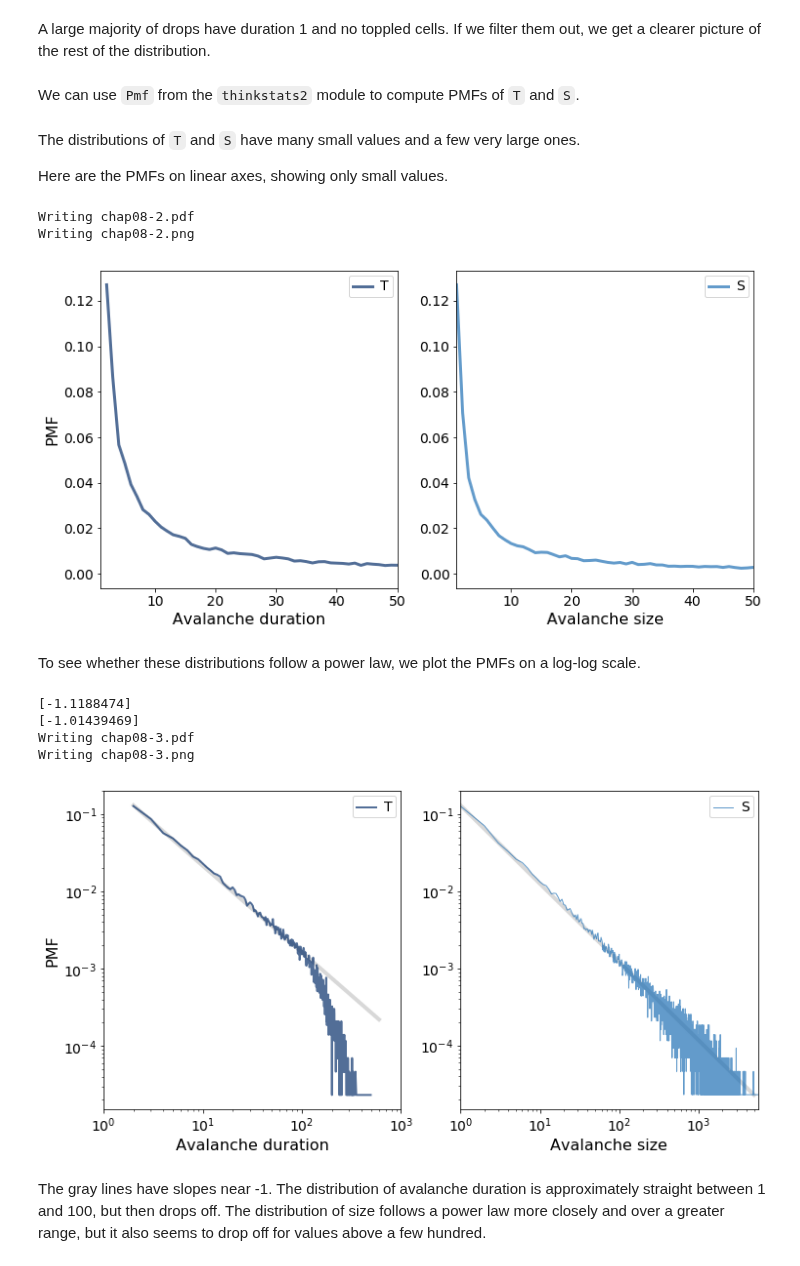
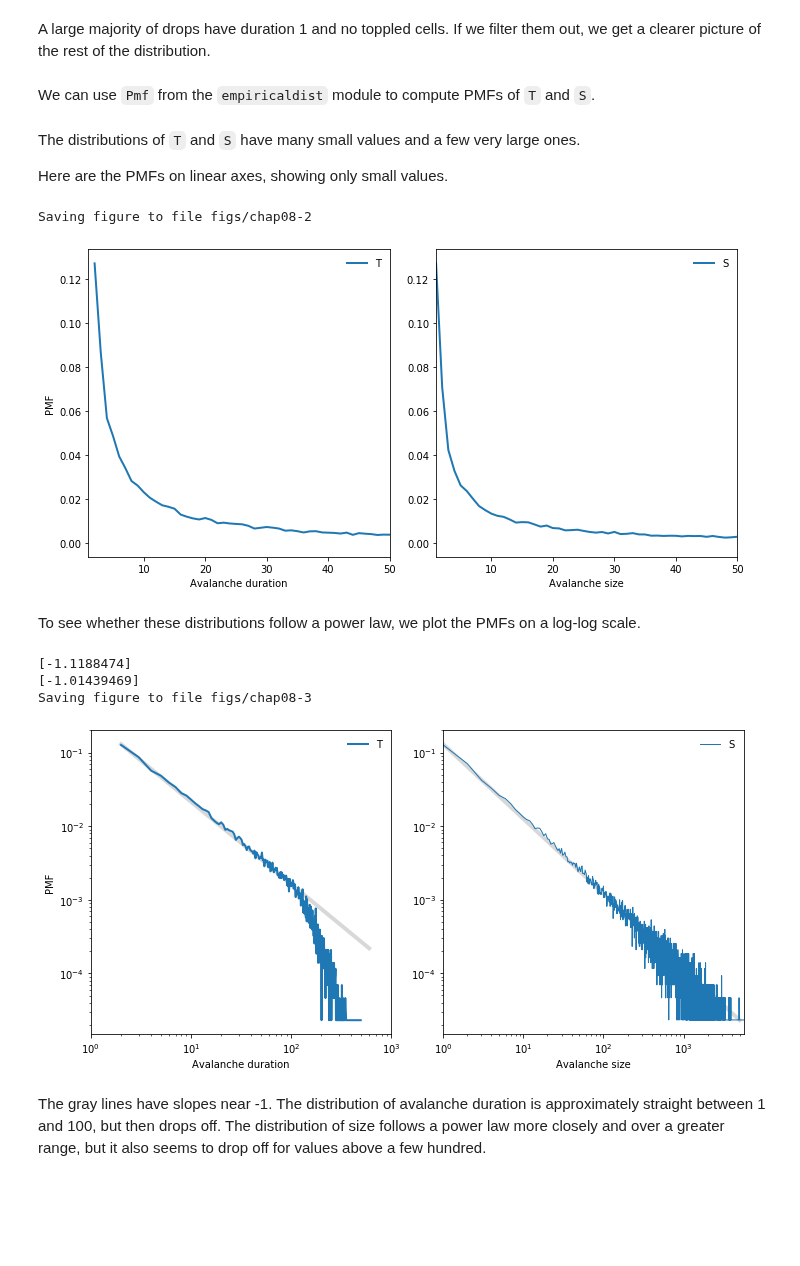
Before and after one commit to AllenDowney/ThinkComplexity2, a Jupyter notebook: soln/chap08soln.ipynb, the cells around one changed output. Drawn from its saved outputs; the diff is of its cells as text; code cells hidden in the pictures; blank space fills up the shorter version.

```diff
--- a/soln/chap08soln.ipynb
+++ b/soln/chap08soln.ipynb
@@ -180,79 +250,77 @@ A large majority of drops have duration 1 and no toppled cells.  If we filter th
 T = T[T>1]
 S = S[S>0]
 # %% [markdown]
-We can use `Pmf` from the `thinkstats2` module to compute PMFs of `T` and `S`.
+We can use `Pmf` from the `empiricaldist` module to compute PMFs of `T` and `S`.
 # %%
-pmfT = Pmf(T)
-pmfS = Pmf(S)
+from empiricaldist import Pmf
+
+pmfT = Pmf.from_seq(T)
+pmfS = Pmf.from_seq(S)
 # %% [markdown]
 The distributions of `T` and `S` have many small values and a few very large ones.
 
 Here are the PMFs on linear axes, showing only small values.
 # %%
-thinkplot.preplot(cols=2)
-thinkplot.Pdf(pmfT, label='T')
-thinkplot.config(xlabel='Avalanche duration',
+plt.figure(figsize=(10, 5))
+plt.subplot(1, 2, 1)
+
+pmfT.plot(label='T')
+decorate(xlabel='Avalanche duration',
                  ylabel='PMF',
                  xlim=[1, 50], loc='upper right')
-thinkplot.bigger_text()
 
-thinkplot.subplot(2)
-thinkplot.Pdf(pmfS, label='S')
-thinkplot.config(xlabel='Avalanche size',
+plt.subplot(1, 2, 2)
+pmfS.plot(label='S')
+decorate(xlabel='Avalanche size',
                  xlim=[1, 50])
-thinkplot.bigger_text()
 
-thinkplot.save('chap08-2')
+savefig('figs/chap08-2')
 # %% [output]
-Writing chap08-2.pdf
-Writing chap08-2.png
+Saving figure to file figs/chap08-2
-[figure, old version]
+[figure, new version]
 # %% [markdown]
 To see whether these distributions follow a power law, we plot the PMFs on a log-log scale.
 # %%
 def slope(xs, ys):
     return np.diff(np.log(ys)) / np.diff(np.log(xs))
 
-
-
-thinkplot.preplot(cols=2)
+plt.figure(figsize=(10, 5))
+plt.subplot(1, 2, 1)
 
 xs = [2, 600]
 ys = [1.3e-1, 2.2e-4]
 print(slope(xs, ys))
 
 options = dict(color='gray', alpha=0.3, linewidth=4)
-thinkplot.plot(xs, ys, **options)
-thinkplot.Pdf(pmfT, label='T', linewidth=2)
-thinkplot.config(xlabel='Avalanche duration',
+plt.plot(xs, ys, **options)
+
+pmfT.plot(label='T', linewidth=2)
+decorate(xlabel='Avalanche duration',
                  xlim=[1, 1000],
                  ylabel='PMF',
                  xscale='log',
                  yscale='log',
                  loc='upper right')
-thinkplot.bigger_text()
 
-thinkplot.subplot(2)
+plt.subplot(1, 2, 2)
 
 xs = [1, 5000]
 ys = [1.3e-1, 2.3e-5]
 print(slope(xs, ys))
 
-thinkplot.plot(xs, ys, **options)
-thinkplot.Pdf(pmfS, label='S', linewidth=1)
-thinkplot.config(xlabel='Avalanche size',
+plt.plot(xs, ys, **options)
+pmfS.plot(label='S', linewidth=1)
+decorate(xlabel='Avalanche size',
                  xlim=[1, 5600],
                  xscale='log',
                  yscale='log')
-thinkplot.bigger_text()
 
-thinkplot.save('chap08-3')
+savefig('figs/chap08-3')
 # %% [output]
 [-1.1188474]
 [-1.01439469]
-Writing chap08-3.pdf
-Writing chap08-3.png
+Saving figure to file figs/chap08-3
-[figure, old version]
+[figure, new version]
 # %% [markdown]
 The gray lines have slopes near -1.  The distribution of avalanche duration is approximately straight between 1 and 100, but then drops off.  The distribution of size follows a power law more closely and over a greater range, but it also seems to drop off for values above a few hundred.
 # %% [markdown]
```
Also changed, not shown: parts of 41 cells of this notebook, 5 other files.
